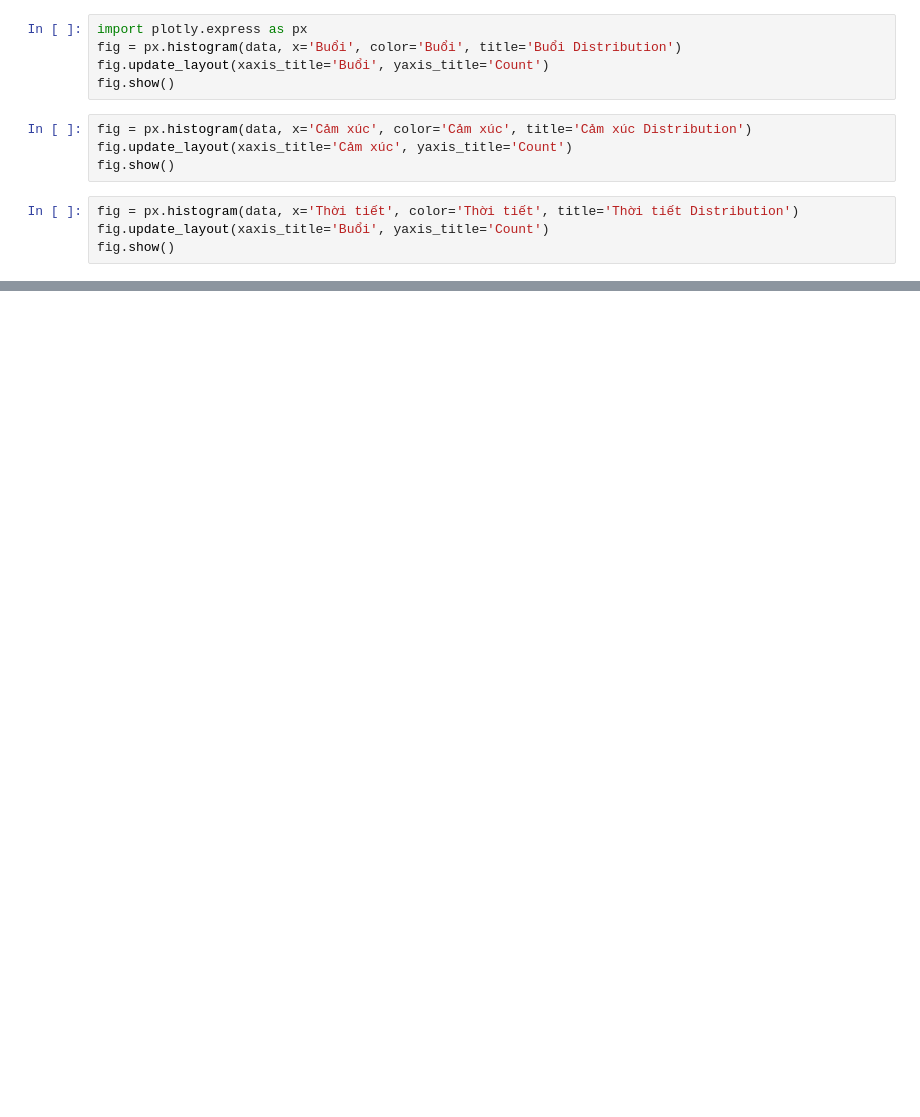
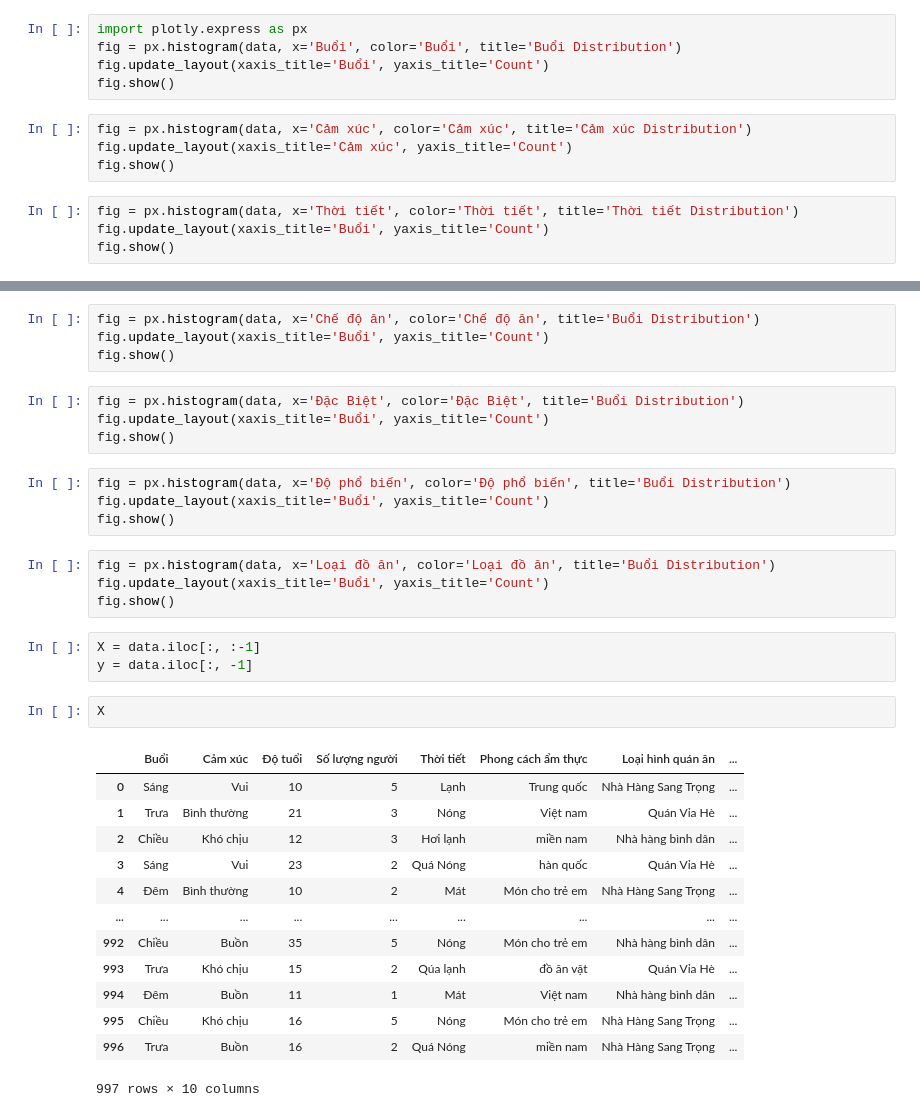
Before and after one commit to VHN1305/Project2_ChatBot_Food, a Jupyter notebook: test.ipynb, the cells around one changed output, grey strips where cells are left out. Drawn from its saved outputs; the diff is of its cells as text; blank space fills up the shorter version.

```diff
--- a/test.ipynb
+++ b/test.ipynb
@@ -66,0 +75,35 @@ fig.show()
+# %%
+fig = px.histogram(data, x='Chế độ ăn', color='Chế độ ăn', title='Buổi Distribution')
+fig.update_layout(xaxis_title='Buổi', yaxis_title='Count')
+fig.show()
+# %%
+fig = px.histogram(data, x='Đặc Biệt', color='Đặc Biệt', title='Buổi Distribution')
+fig.update_layout(xaxis_title='Buổi', yaxis_title='Count')
+fig.show()
+# %%
+fig = px.histogram(data, x='Độ phổ biến', color='Độ phổ biến', title='Buổi Distribution')
+fig.update_layout(xaxis_title='Buổi', yaxis_title='Count')
+fig.show()
+# %%
+fig = px.histogram(data, x='Loại đồ ăn', color='Loại đồ ăn', title='Buổi Distribution')
+fig.update_layout(xaxis_title='Buổi', yaxis_title='Count')
+fig.show()
+# %%
+X = data.iloc[:, :-1]
+y = data.iloc[:, -1]
+# %%
+X
+# %% [output]
+|  | Buổi | Cảm xúc | Độ tuổi | Số lượng người | Thời tiết | Phong cách ẩm thực | Loại hình quán ăn | ... |
+| 0 | Sáng | Vui | 10 | 5 | Lạnh | Trung quốc | Nhà Hàng Sang Trọng | ... |
+| 1 | Trưa | Bình thường | 21 | 3 | Nóng | Việt nam | Quán Vỉa Hè | ... |
+| 2 | Chiều | Khó chịu | 12 | 3 | Hơi lạnh | miền nam | Nhà hàng bình dân | ... |
+| 3 | Sáng | Vui | 23 | 2 | Quá Nóng | hàn quốc | Quán Vỉa Hè | ... |
+| 4 | Đêm | Bình thường | 10 | 2 | Mát | Món cho trẻ em | Nhà Hàng Sang Trọng | ... |
+| ... | ... | ... | ... | ... | ... | ... | ... | ... |
+| 992 | Chiều | Buồn | 35 | 5 | Nóng | Món cho trẻ em | Nhà hàng bình dân | ... |
+| 993 | Trưa | Khó chịu | 15 | 2 | Qúa lạnh | đồ ăn vặt | Quán Vỉa Hè | ... |
+| 994 | Đêm | Buồn | 11 | 1 | Mát | Việt nam | Nhà hàng bình dân | ... |
+| 995 | Chiều | Khó chịu | 16 | 5 | Nóng | Món cho trẻ em | Nhà Hàng Sang Trọng | ... |
+| 996 | Trưa | Buồn | 16 | 2 | Quá Nóng | miền nam | Nhà Hàng Sang Trọng | ... |
+997 rows × 10 columns
```
Also changed, not shown: parts of 17 cells of this notebook, 1 other file.
